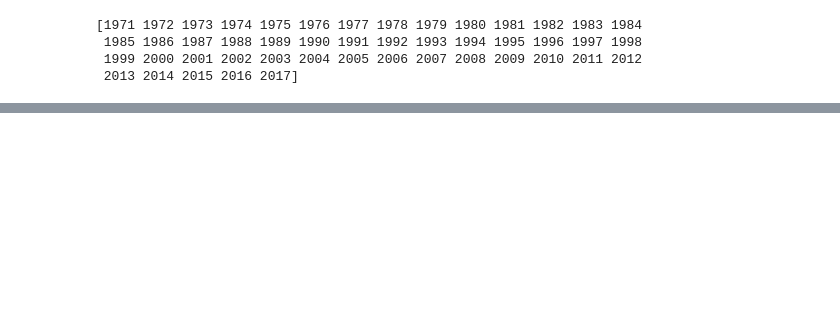
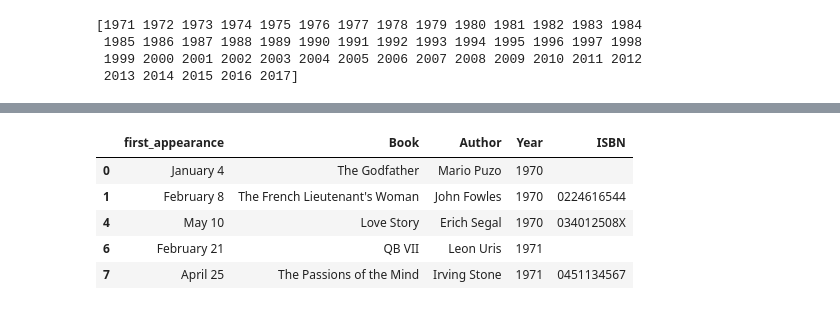
Before and after one commit to Barbara-Gordon/etl_project, a Jupyter notebook: etl_project.ipynb, the cells around one changed output, grey strips where cells are left out. Cells and saved outputs as stored; diff of their text form; code cells hidden in the pictures; blank space fills up the shorter version.

```diff
--- a/etl_project.ipynb
+++ b/etl_project.ipynb
@@ -67,0 +147,11 @@ df_prime.head(100)
+# %%
+df_prime = df_prime.drop_duplicates(['Book'], keep='first')
+# %%
+df_prime.head()
+# %% [output]
+|  | first_appearance | Book | Author | Year | ISBN |
+| 0 | January 4 | The Godfather | Mario Puzo | 1970 |  |
+| 1 | February 8 | The French Lieutenant's Woman | John Fowles | 1970 | 0224616544 |
+| 4 | May 10 | Love Story | Erich Segal | 1970 | 034012508X |
+| 6 | February 21 | QB VII | Leon Uris | 1971 |  |
+| 7 | April 25 | The Passions of the Mind | Irving Stone | 1971 | 0451134567 |
```
Also changed, not shown: parts of 15 cells of this notebook, 2 other files.
